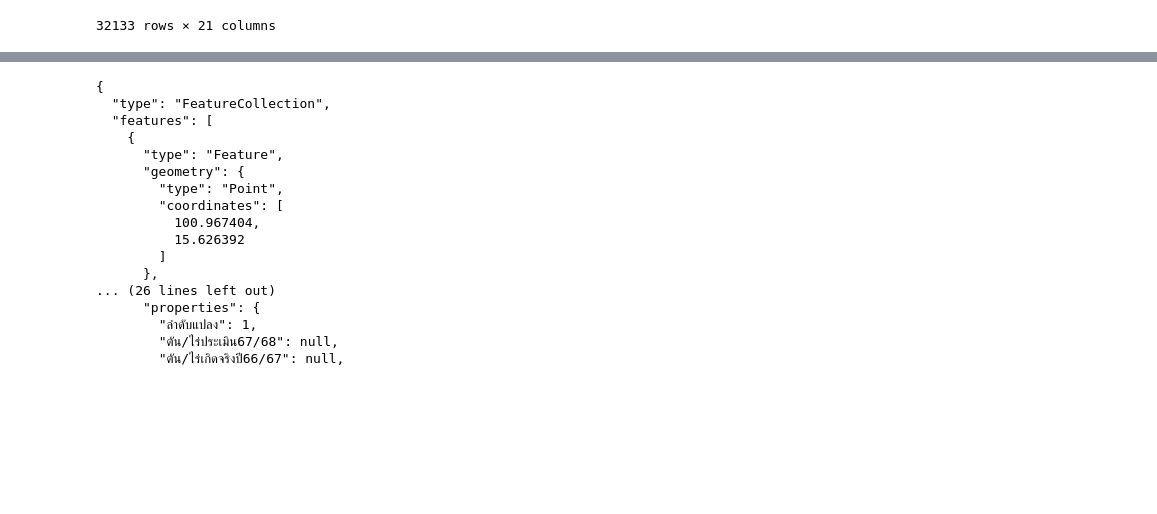
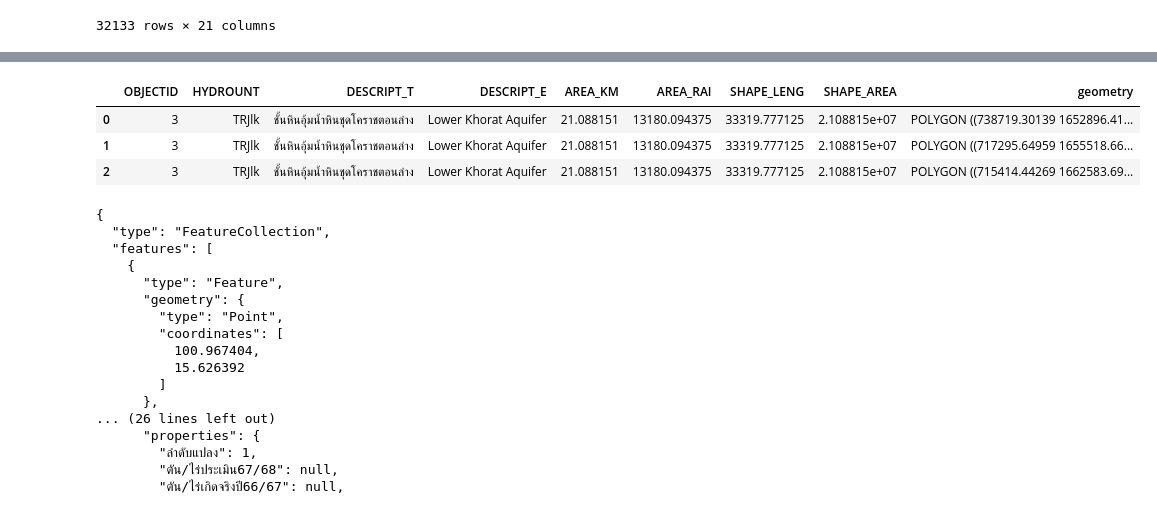
Before and after one commit to Thanarat-DS/MapAppProject, a Jupyter notebook: convert_to_geojson/convert.ipynb, the cells around one changed output, grey strips where cells are left out. Cells and saved outputs as stored; diff of their text form; code cells hidden in the pictures; blank space fills up the shorter version.

```diff
--- a/convert_to_geojson/convert.ipynb
+++ b/convert_to_geojson/convert.ipynb
@@ -311,3 +371,10 @@ concat_df.loc[:,'Latitude'].sort_values()
+# %%
+hydrounit_lopburi_gdf.head(3)
+# %% [output]
+|  | OBJECTID | HYDROUNT | DESCRIPT_T | DESCRIPT_E | AREA_KM | AREA_RAI | SHAPE_LENG | SHAPE_AREA | geometry |
+| 0 | 3 | TRJlk | ชั้นหินอุ้มน้ำหินชุดโคราชตอนล่าง | Lower Khorat Aquifer | 21.088151 | 13180.094375 | 33319.777125 | 2.108815e+07 | POLYGON ((738719.30139 1652896.41... |
+| 1 | 3 | TRJlk | ชั้นหินอุ้มน้ำหินชุดโคราชตอนล่าง | Lower Khorat Aquifer | 21.088151 | 13180.094375 | 33319.777125 | 2.108815e+07 | POLYGON ((717295.64959 1655518.66... |
+| 2 | 3 | TRJlk | ชั้นหินอุ้มน้ำหินชุดโคราชตอนล่าง | Lower Khorat Aquifer | 21.088151 | 13180.094375 | 33319.777125 | 2.108815e+07 | POLYGON ((715414.44269 1662583.69... |
 # %%
 features = []
 for _, row in concat_df.iterrows():
```
Also changed, not shown: parts of 5 cells of this notebook, 4 other files.
